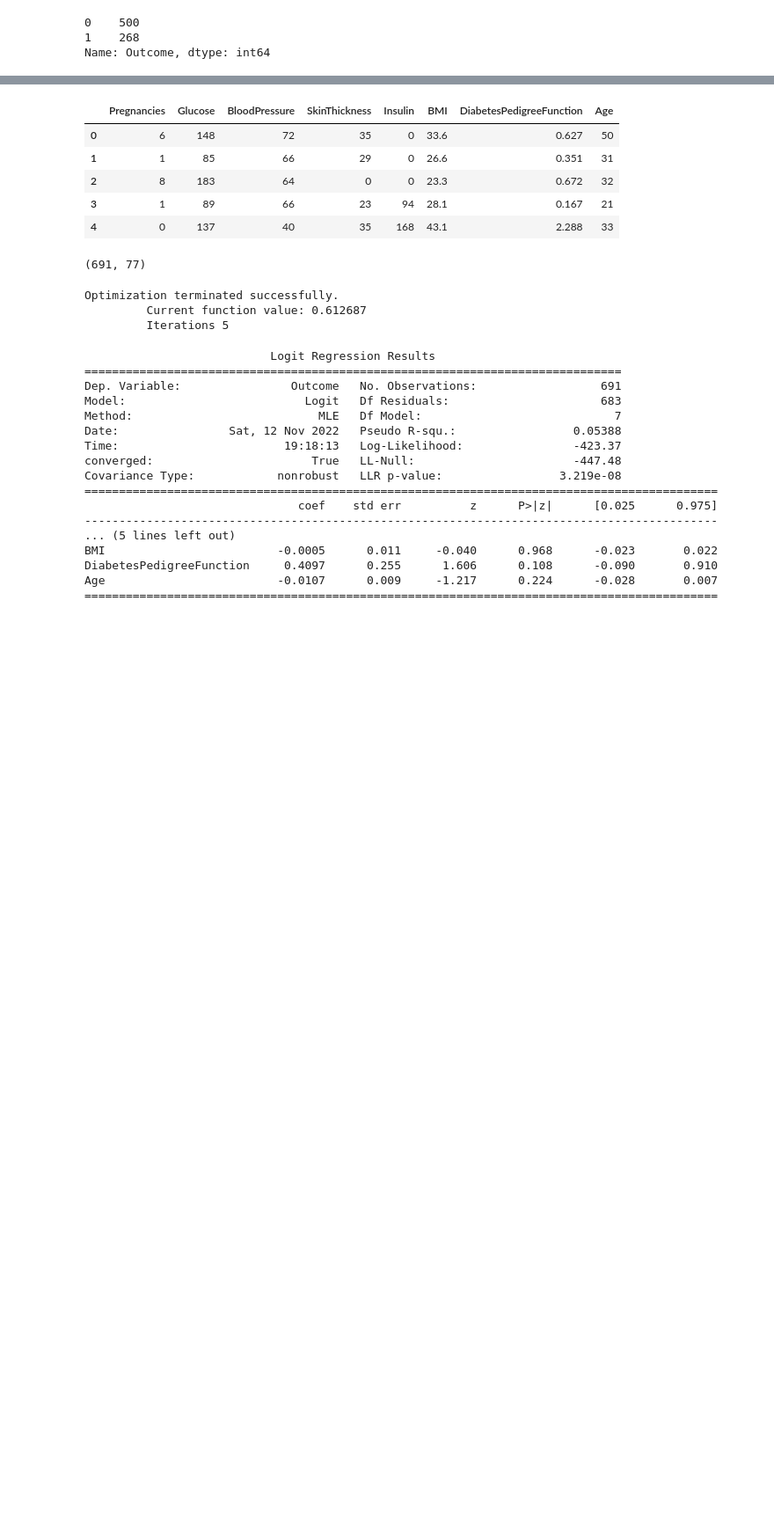
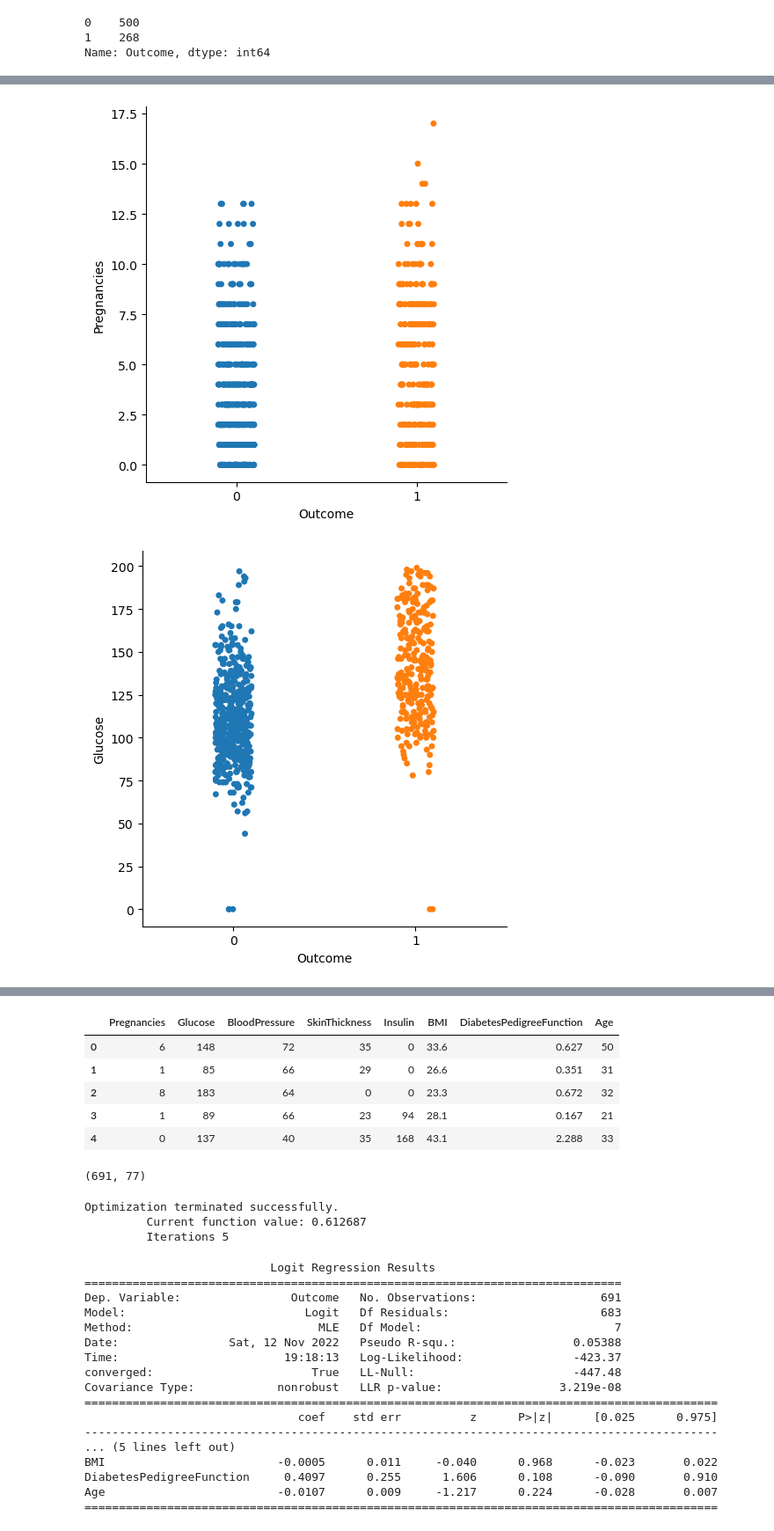
Before and after one commit to minamaher58/Diabetes, a Jupyter notebook: diabetes.ipynb, the cells around one changed output, grey strips where cells are left out. Shown at 88% size. Cells and saved outputs as stored; diff of their text form; code cells hidden in the pictures; blank space fills up the shorter version.

```diff
--- a/diabetes.ipynb
+++ b/diabetes.ipynb
@@ -89,0 +111,7 @@ df.describe([0.05,0.25,0.50,0.75,0.90,0.95,0.99]).T
+# %%
+for col in df.columns:
+    if col != "Outcome":
+        sns.catplot("Outcome", col, data = df)
+# %% [output]
+[figure, added]
+[figure, added]
```
Also changed, not shown: parts of 6 cells of this notebook.
